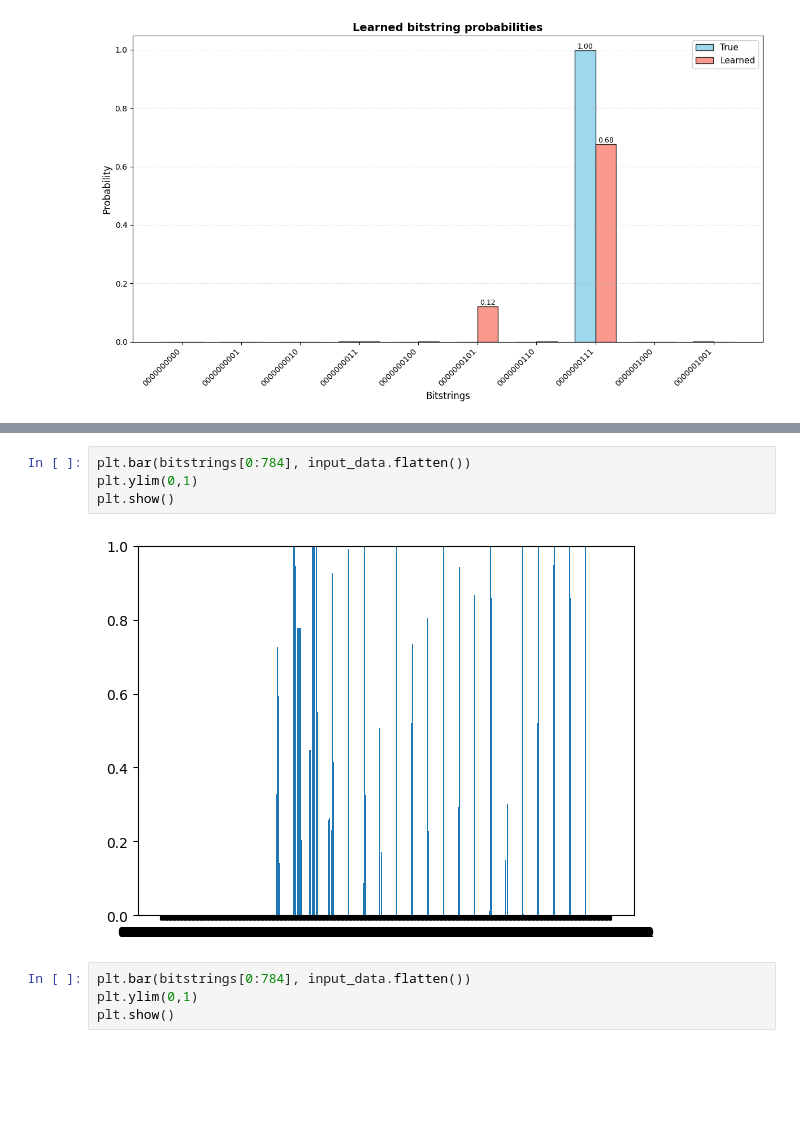
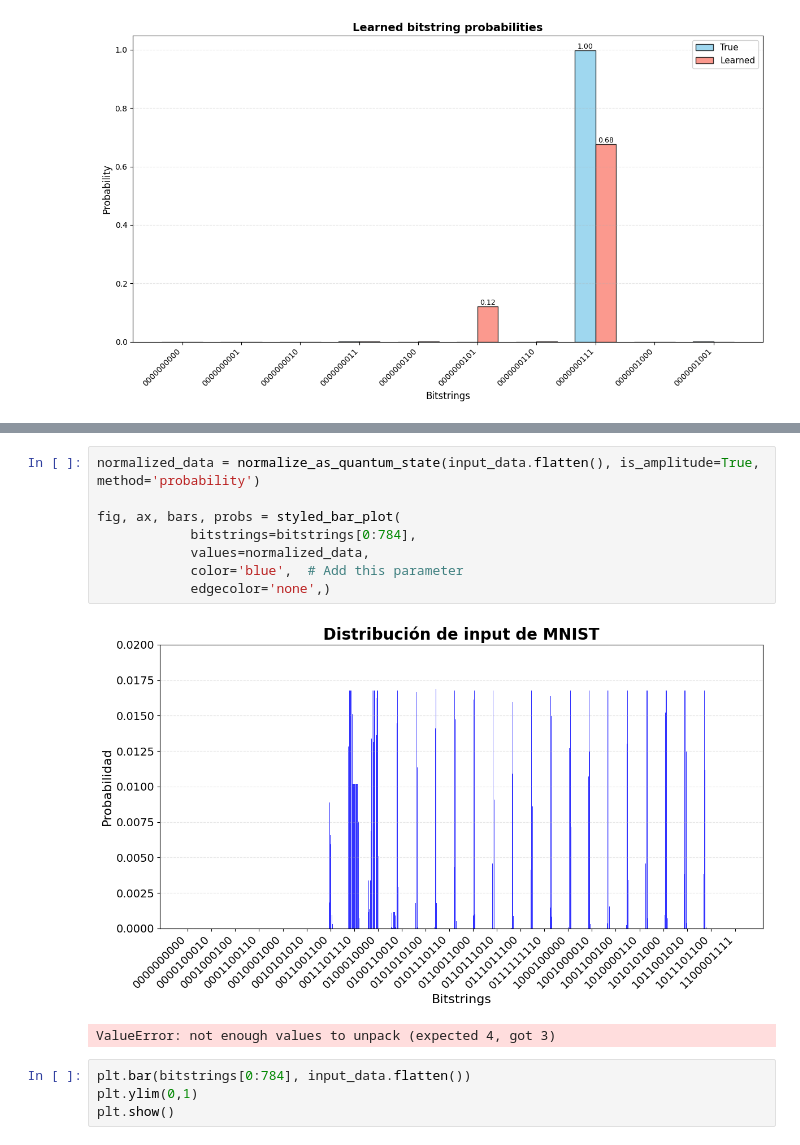
Before and after one commit to OsQarM/retech_2025, a Jupyter notebook: MN5_scripts/task_4/notebooks/HL_inference.ipynb, the cells around one changed output, grey strips where cells are left out. Saved outputs shown, nothing was run; the diff lists cells and outputs as text; blank space fills up the shorter version.

Commit message:
Improved plot style

```diff
--- a/MN5_scripts/task_4/notebooks/HL_inference.ipynb
+++ b/MN5_scripts/task_4/notebooks/HL_inference.ipynb
@@ -139,9 +276,14 @@ Total probability divergence: 0.643541
 # %%
-plt.bar(bitstrings[0:784], input_data.flatten())
-plt.ylim(0,1)
-plt.show()
+normalized_data = normalize_as_quantum_state(input_data.flatten(), is_amplitude=True, method='probability')
+
+fig, ax, bars, probs = styled_bar_plot(
+            bitstrings=bitstrings[0:784],
+            values=normalized_data,
+            color='blue',  # Add this parameter
+            edgecolor='none',)
 # %% [output]
-[figure, old version]
+[figure, new version]
+ValueError: not enough values to unpack (expected 4, got 3)
 # %%
 plt.bar(bitstrings[0:784], input_data.flatten())
 plt.ylim(0,1)
```
Also changed, not shown: parts of 1 cell of this notebook, 1 other file.
